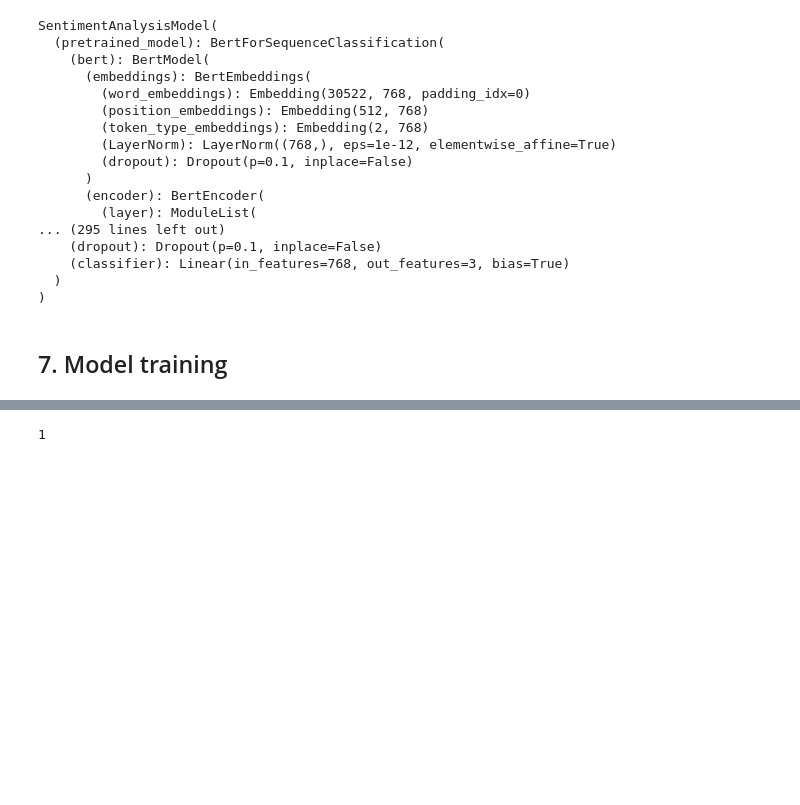
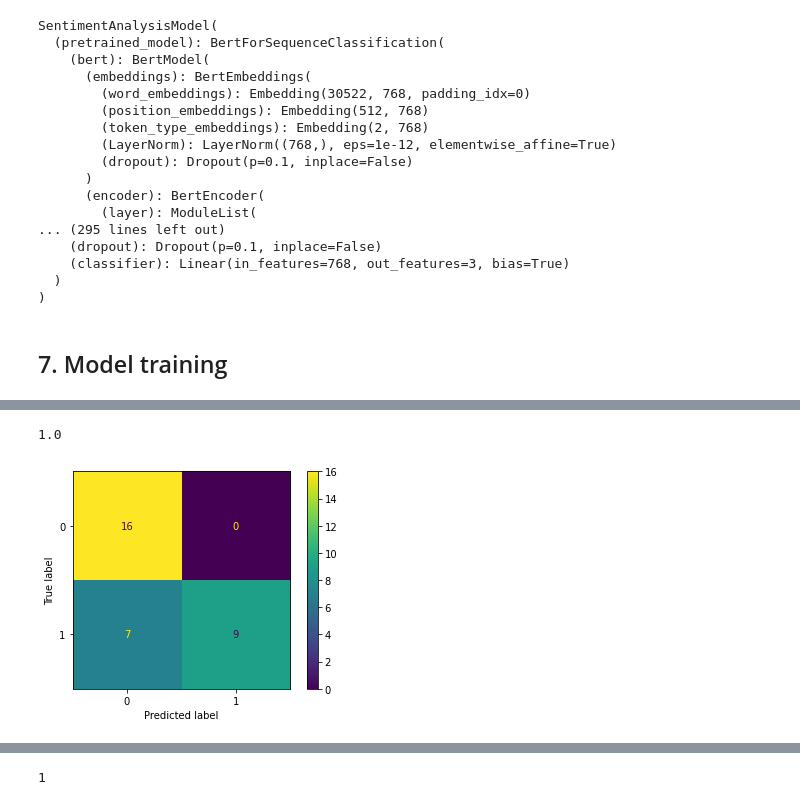
Before and after one commit to Jan-Burger/Bachelor-Thesis, a Jupyter notebook: notebooks/sentiment_analysis/transformer_finetuning.ipynb, the cells around one changed output, grey strips where cells are left out. Saved outputs shown, nothing was run; the diff lists cells and outputs as text; code cells hidden in the pictures; blank space fills up the shorter version.

Commit message:
logging process wandb setup

```diff
--- a/notebooks/sentiment_analysis/transformer_finetuning.ipynb
+++ b/notebooks/sentiment_analysis/transformer_finetuning.ipynb
@@ -131,7 +133,7 @@ train_data_loader = torch.utils.data.DataLoader(train_dataset,
                                                 )
 
 test_data_loader = torch.utils.data.DataLoader(test_dataset,
-                                              bbatch_size=BATCH_SIZE,
+                                              batch_size=BATCH_SIZE,
                                               shuffle=False,
                                               num_workers=1,
                                                drop_last=True
@@ -210,7 +233,7 @@ loss_fun = torch.nn.BCEWithLogitsLoss()
 optimizer = torch.optim.Adam(params=model.parameters(), lr=LR)
 # %%
 for epoch in tqdm(range(1, EPOCHS + 1)):
-    print(epoch)
+    #print(epoch)
 
     train_loss_list = list()
     test_loss_list = list()
@@ -261,7 +284,6 @@ for epoch in tqdm(range(1, EPOCHS + 1)):
 
         torch.cuda.empty_cache()
 
-        break
 
     # Put model in evaluation mode and evaluate the model performance
     model.eval()
@@ -301,5 +323,9 @@ for epoch in tqdm(range(1, EPOCHS + 1)):
 
             torch.cuda.empty_cache()
 
-
-    break
+    # Log training process to WANDB
+    wandb.log({"training loss": np.mean(train_loss_list),
+               "training accuracy": np.mean(train_acc_list),
+               "validation loss": np.mean(test_loss_list),
+               "validation accuracy": np.mean(test_acc_list),
+               "epoch": epoch}, step = epoch)
@@ -308,0 +334,10 @@ RuntimeError: CUDA out of memory. Tried to allocate 24.00 MiB (GPU 0; 12.00 GiB
+# %%
+# pull data from test dataloader to have one batch
+
+# labels
+y_true = torch.cat(tuple(data["labels"] for data in test_data_loader), dim=0).numpy().astype(int)
+
+# ids, mask, token_type_ids
+ids = torch.cat(tuple(data["input_ids"] for data in test_data_loader), dim=0)
+mask = torch.cat(tuple(data["attention_mask"] for data in test_data_loader), dim=0)
+token_type_ids = torch.cat(tuple(data["token_type_ids"] for data in test_data_loader), dim=0)
@@ -308,0 +347,12 @@ RuntimeError: CUDA out of memory. Tried to allocate 24.00 MiB (GPU 0; 12.00 GiB
+# %%
+# One last forward pass to evaluate the model
+model.eval()
+with torch.no_grad():
+    model.to(torch.device("cpu"))
+    outputs = model(ids, mask, token_type_ids)
+    y_pred = F.one_hot(torch.argmax(outputs.logits, dim=1), num_classes=3).numpy()
+    #print(y_pred)
+
+# need one more epoch before training -> epoch 0
+# need to save model to wandb or else
+# get confusion matrices right and lof them to wandb
@@ -308,0 +390,4 @@ RuntimeError: CUDA out of memory. Tried to allocate 24.00 MiB (GPU 0; 12.00 GiB
+# %%
+print(precision[0])
+# %% [output]
+1.0
@@ -308,0 +411,12 @@ RuntimeError: CUDA out of memory. Tried to allocate 24.00 MiB (GPU 0; 12.00 GiB
+# %%
+import seaborn as sns
+import matplotlib.pyplot as plt
+
+# plot confusion matrix
+mlcf = multilabel_confusion_matrix(y_true, y_pred)
+
+disp = ConfusionMatrixDisplay(mlcf[0])
+disp.plot()
+plt.show()
+# %% [output]
+[figure, added]
```
Also changed, not shown: parts of 15 cells of this notebook, 17 other files.
